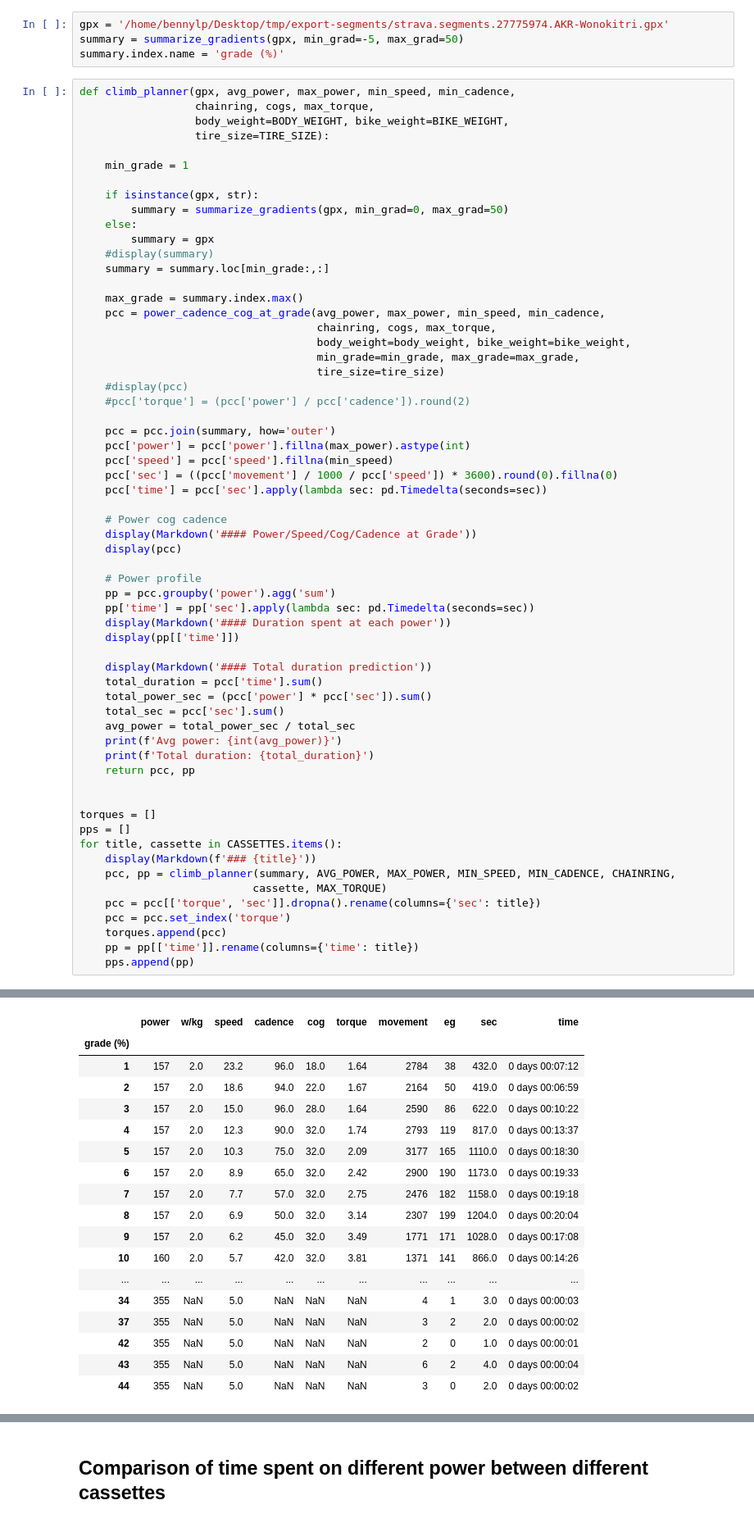
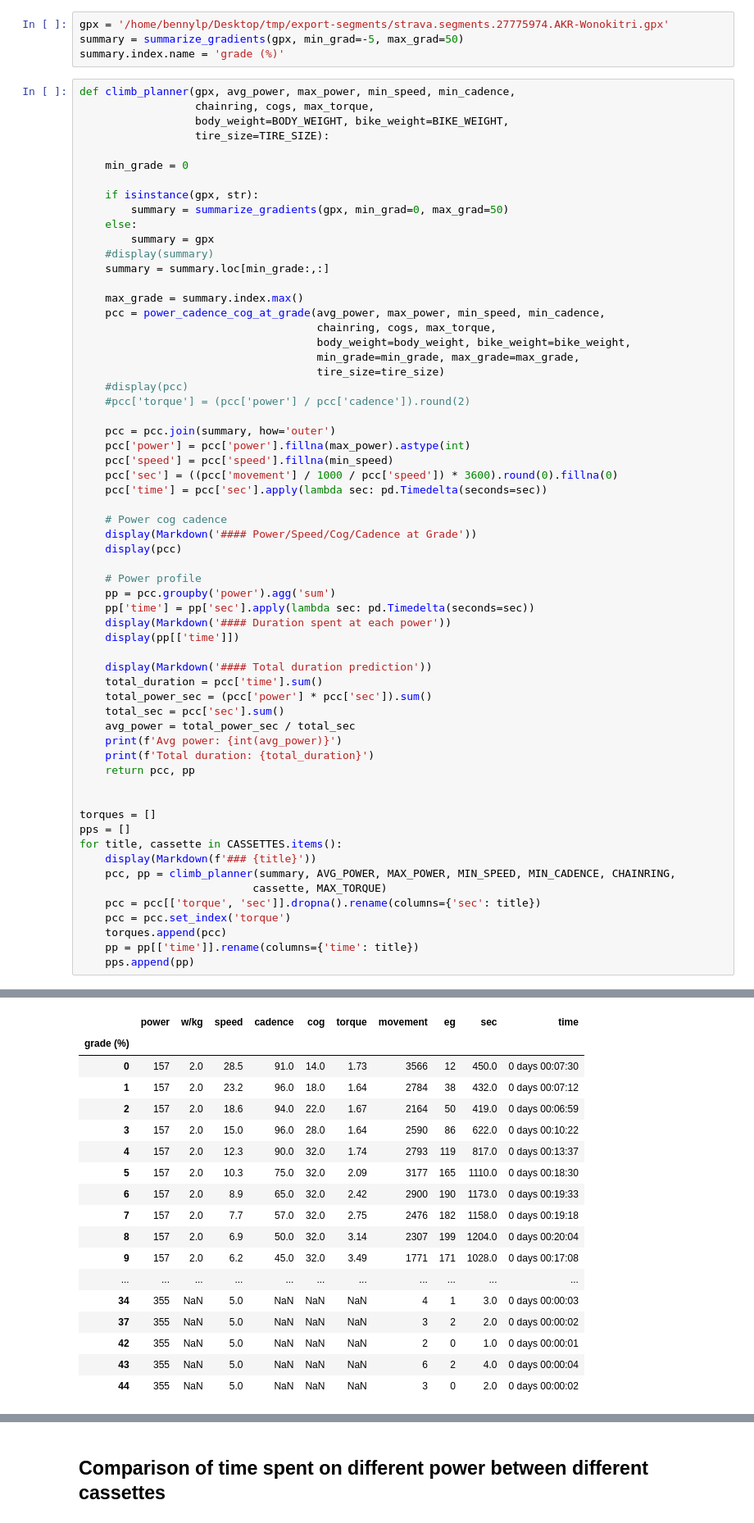
Before and after one commit to bennylp/zwift-training, a Jupyter notebook: Bike Calculator.ipynb, the cells around one changed output, grey strips where cells are left out. Shown at 82% size. Cells and saved outputs as stored; diff of their text form.

```diff
--- a/Bike Calculator.ipynb
+++ b/Bike Calculator.ipynb
@@ -557,7 +646,7 @@ def climb_planner(gpx, avg_power, max_power, min_speed, min_cadence,
                   body_weight=BODY_WEIGHT, bike_weight=BIKE_WEIGHT,
                   tire_size=TIRE_SIZE):
 
-    min_grade = 1
+    min_grade = 0
 
     if isinstance(gpx, str):
         summary = summarize_gradients(gpx, min_grad=0, max_grad=50)
@@ -591,33 +680,34 @@ def climb_planner(gpx, avg_power, max_power, min_speed, min_cadence,
     display(Markdown('#### Duration spent at each power'))
     display(pp[['time']])
 
     display(Markdown('#### Total duration prediction'))
     total_duration = pcc['time'].sum()
     total_power_sec = (pcc['power'] * pcc['sec']).sum()
     total_sec = pcc['sec'].sum()
     avg_power = total_power_sec / total_sec
     print(f'Avg power: {int(avg_power)}')
     print(f'Total duration: {total_duration}')
     return pcc, pp
 
 
 torques = []
 pps = []
 for title, cassette in CASSETTES.items():
     display(Markdown(f'### {title}'))
     pcc, pp = climb_planner(summary, AVG_POWER, MAX_POWER, MIN_SPEED, MIN_CADENCE, CHAINRING,
                            cassette, MAX_TORQUE)
     pcc = pcc[['torque', 'sec']].dropna().rename(columns={'sec': title})
     pcc = pcc.set_index('torque')
     torques.append(pcc)
     pp = pp[['time']].rename(columns={'time': title})
     pps.append(pp)
 # %% [output]
 ### 11-32T
 Unable to cycle at grade 23% or above. Unable to satisfy min_cadence, min_speed, or max_torque using the specified max_power/cogs
 #### Power/Speed/Cog/Cadence at Grade
 |  | power | w/kg | speed | cadence | cog | torque | movement | eg | sec | time |
 | grade (%) |  |  |  |  |  |  |  |  |  |  |
+| 0 | 157 | 2.0 | 28.5 | 91.0 | 14.0 | 1.73 | 3566 | 12 | 450.0 | 0 days 00:07:30 |
 | 1 | 157 | 2.0 | 23.2 | 96.0 | 18.0 | 1.64 | 2784 | 38 | 432.0 | 0 days 00:07:12 |
 | 2 | 157 | 2.0 | 18.6 | 94.0 | 22.0 | 1.67 | 2164 | 50 | 419.0 | 0 days 00:06:59 |
 | 3 | 157 | 2.0 | 15.0 | 96.0 | 28.0 | 1.64 | 2590 | 86 | 622.0 | 0 days 00:10:22 |
@@ -627,7 +717,6 @@ Unable to cycle at grade 23% or above. Unable to satisfy min_cadence, min_speed,
 | 7 | 157 | 2.0 | 7.7 | 57.0 | 32.0 | 2.75 | 2476 | 182 | 1158.0 | 0 days 00:19:18 |
 | 8 | 157 | 2.0 | 6.9 | 50.0 | 32.0 | 3.14 | 2307 | 199 | 1204.0 | 0 days 00:20:04 |
 | 9 | 157 | 2.0 | 6.2 | 45.0 | 32.0 | 3.49 | 1771 | 171 | 1028.0 | 0 days 00:17:08 |
-| 10 | 160 | 2.0 | 5.7 | 42.0 | 32.0 | 3.81 | 1371 | 141 | 866.0 | 0 days 00:14:26 |
 | ... | ... | ... | ... | ... | ... | ... | ... | ... | ... | ... |
 | 34 | 355 | NaN | 5.0 | NaN | NaN | NaN | 4 | 1 | 3.0 | 0 days 00:00:03 |
 | 37 | 355 | NaN | 5.0 | NaN | NaN | NaN | 3 | 2 | 2.0 | 0 days 00:00:02 |
```
Also changed, not shown: parts of 11 cells of this notebook, 1 other file.
